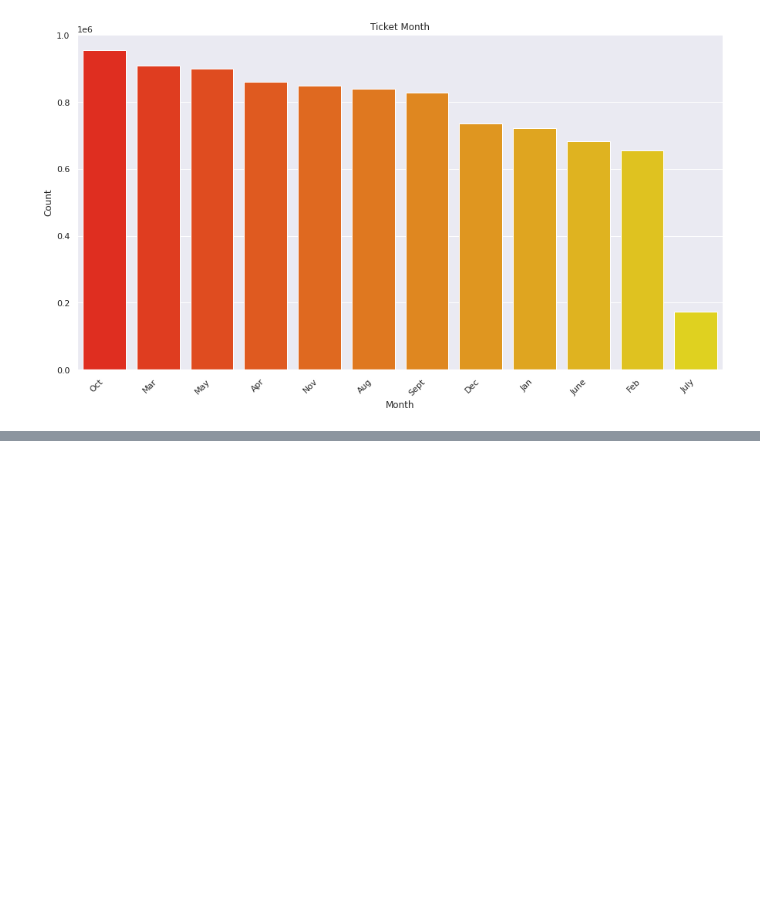
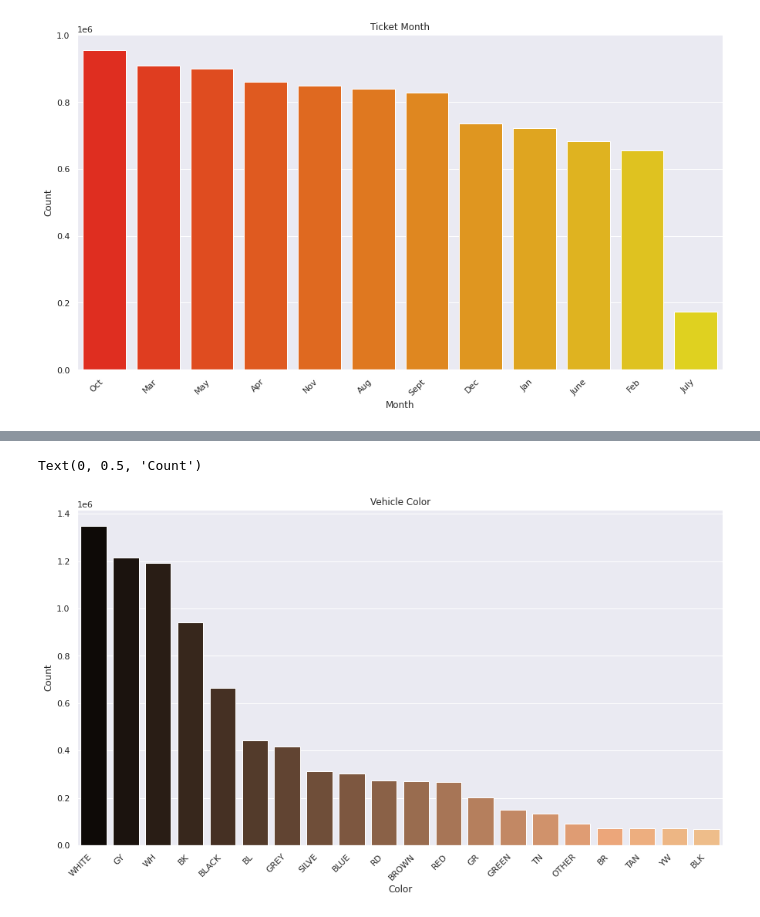
Before and after one commit to Amruta-Nadgouda/DataMiningProject, a Jupyter notebook: DM_Project_EDA.ipynb, the cells around one changed output, grey strips where cells are left out. Drawn from its saved outputs; the diff is of its cells as text; code cells hidden in the pictures; blank space fills up the shorter version.

```diff
--- a/DM_Project_EDA.ipynb
+++ b/DM_Project_EDA.ipynb
@@ -189,0 +251,3 @@ Text(0, 0.5, 'Count')
+# %%
+vehicleColor = dataDF['Vehicle Color'].value_counts()[:20]
+vehicleColor
@@ -189,0 +272,11 @@ Text(0, 0.5, 'Count')
+# %%
+sns.set()
+plt.figure(figsize=(15,8))
+sns.barplot(x = vehicleColor.index, y = vehicleColor.values, palette='copper')
+plt.xticks(rotation=45, horizontalalignment='right')
+plt.title('Vehicle Color')
+plt.xlabel('Color')
+plt.ylabel('Count')
+# %% [output]
+Text(0, 0.5, 'Count')
+[figure, added]
```
Also changed, not shown: parts of 7 cells of this notebook.
